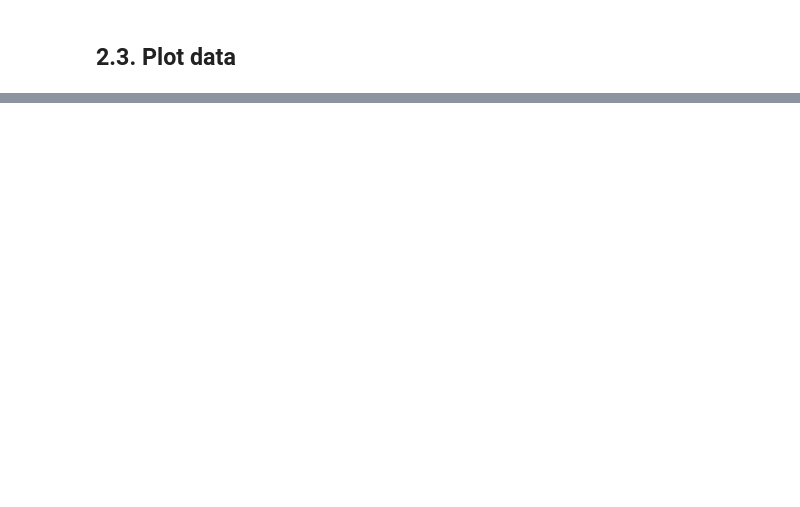
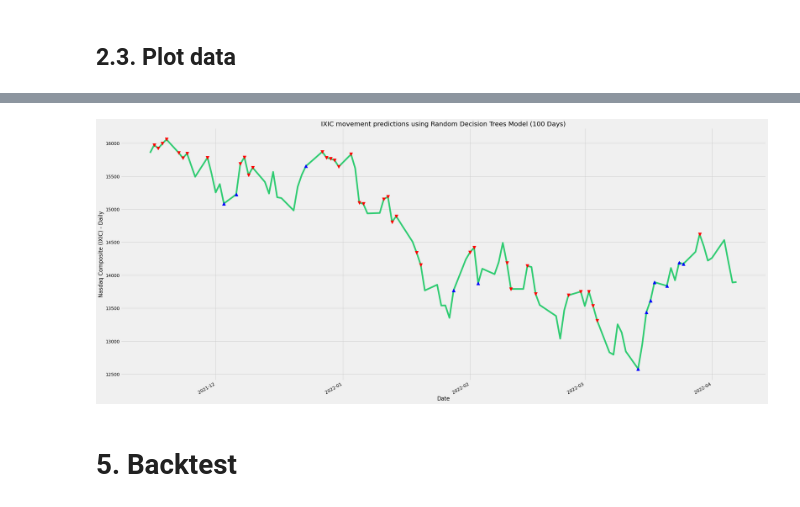
Before and after one commit to ayoubbensakhria/finance_algo, a Jupyter notebook: VIX_futures_term_struct_trading_strategy_WQU690_Capstone_Experiment_1.ipynb, the cells around one changed output, grey strips where cells are left out. Drawn from its saved outputs; the diff is of its cells as text; code cells hidden in the pictures; blank space fills up the shorter version.

```diff
--- a/VIX_futures_term_struct_trading_strategy_WQU690_Capstone_Experiment_1.ipynb
+++ b/VIX_futures_term_struct_trading_strategy_WQU690_Capstone_Experiment_1.ipynb
@@ -185,0 +330,33 @@ plt.legend(loc = 'lower right')
+# %%
+ddf = df.drop(non_features, axis=1)
+ddf['predicted_signal'] = rfc.predict(ddf)
+ddf['IXIC'] = df['IXIC']
+# reduce data (last 100 days)
+display_days = 100
+ddf = ddf[-display_days:]
+# %%
+# Initialize the plot figure
+fig = plt.figure(figsize=(32,16))
+
+## Add a subplot and label for y-axis
+axe_predictions = fig.add_subplot(111,ylabel='Nasdaq Composite (IXIC) - Daily')
+
+## Plot the closing price
+ddf['IXIC'].plot(ax=axe_predictions, color='#2ECC71', lw=5.)
+
+# Plot the buy signals
+axe_predictions.plot(ddf.loc[ddf.predicted_signal == 1.0].index,
+         ddf.IXIC[ddf.predicted_signal == 1.0],
+         '^', markersize=10, color='b')
+
+# Plot the sell signals
+axe_predictions.plot(ddf.loc[ddf.predicted_signal == -1.0].index,
+         ddf.IXIC[ddf.predicted_signal == -1.0],
+         'v', markersize=10, color='r')
+# Display plt
+axe_predictions.set_title('IXIC movement predictions using Random Decision Trees Model ({last_days} Days)'.format(last_days=display_days))
+plt.show()
+# %% [output]
+[figure, added]
+# %% [markdown]
+# 5. Backtest
```
Also changed, not shown: parts of 22 cells of this notebook.
